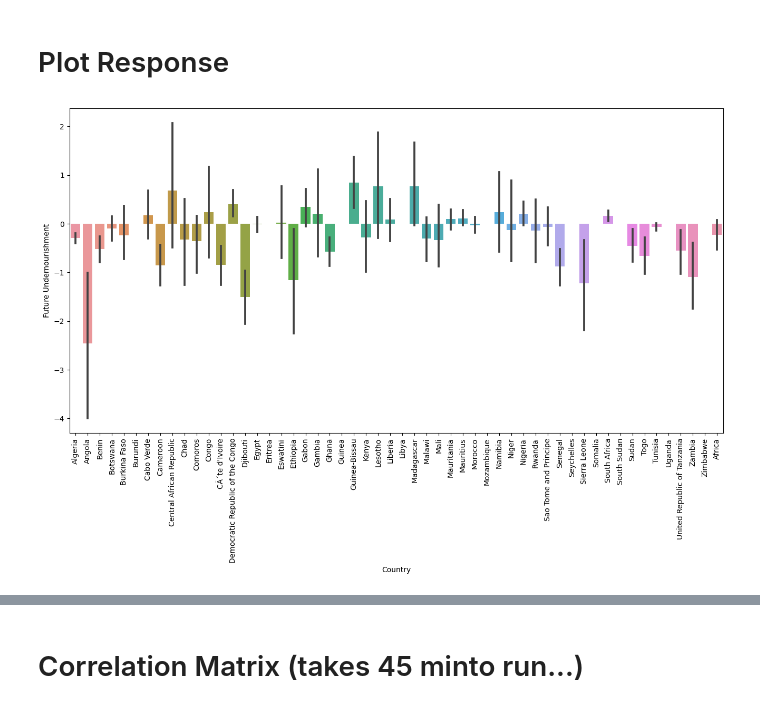
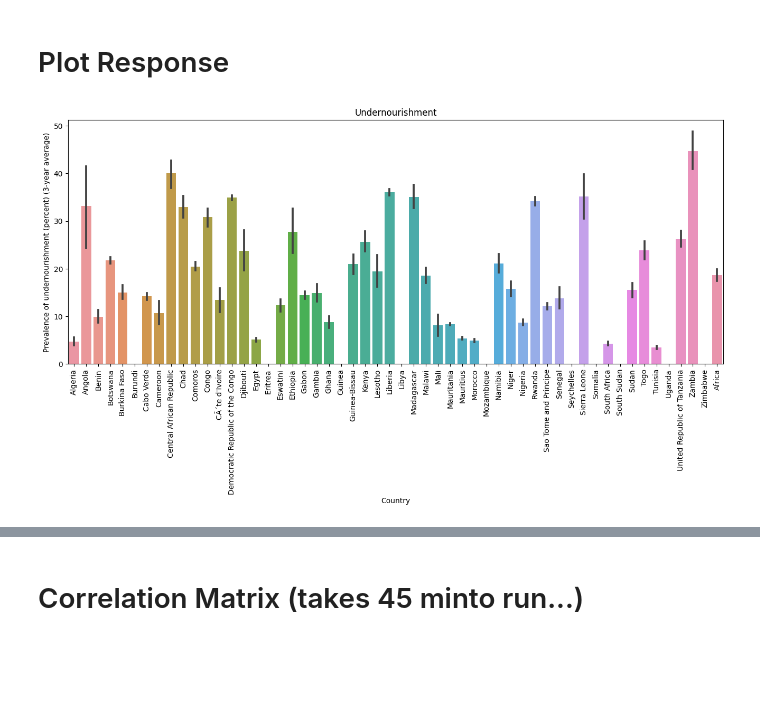
Before and after one commit to bakerjf1993/Supply-Chain, a Jupyter notebook: Food_Security_Analysis-Git.ipynb, the cells around one changed output, grey strips where cells are left out. Saved outputs shown, nothing was run; the diff lists cells and outputs as text; code cells hidden in the pictures; blank space fills up the shorter version.

```diff
--- a/Food_Security_Analysis-Git.ipynb
+++ b/Food_Security_Analysis-Git.ipynb
@@ -366,73 +366,12 @@ Countries Missing from 2001 ['Algeria', 'Angola', 'Benin', 'Botswana', 'Burkina
 Countries Missing from 2002-2020 ['Burundi', 'Eritrea', 'Guinea', 'Libya', 'Mozambique', 'Seychelles', 'Somalia', 'South Sudan', 'Uganda', 'Zimbabwe']
 # %% [markdown]
 # Plot Response
-# %%
-data = countrydf.drop(columns=['Average dietary energy supply adequacy (percent) (3-year average)',
-       'Dietary energy supply used in the estimation of prevalence of undernourishment (kcal/cap/day) (3-year average)',
-       'Share of dietary energy supply derived from cereals, roots and tubers (kcal/cap/day) (3-year average)',
-       'Average protein supply (g/cap/day) (3-year average)',
-       'Average supply of protein of animal origin (g/cap/day) (3-year average)',
-       'Rail lines density (total route in km per 100 square km of land area)',
-       'Gross domestic product per capita, PPP, (constant 2017 international $)',
-       'Prevalence of undernourishment (percent) (3-year average)',
-       'Number of people undernourished (million) (3-year average)',
-       'Prevalence of severe food insecurity in the total population (percent) (3-year average)',
-       'Prevalence of severe food insecurity in the male adult population (percent) (3-year average)',
-       'Prevalence of severe food insecurity in the female adult population (percent) (3-year average)',
-       'Prevalence of moderate or severe food insecurity in the total population (percent) (3-year average)',
-       'Prevalence of moderate or severe food insecurity in the male adult population (percent) (3-year average)',
-       'Prevalence of moderate or severe food insecurity in the female adult population (percent) (3-year average)',
-       'Number of severely food insecure people (million) (3-year average)',
-       'Number of severely food insecure male adults (million) (3-year average)',
-       'Number of severely food insecure female adults (million) (3-year average)',
-       'Number of moderately or severely food insecure people (million) (3-year average)',
-       'Number of moderately or severely food insecure male adults (million) (3-year average)',
-       'Number of moderately or severely food insecure female adults (million) (3-year average)',
-       'Cereal import dependency ratio (percent) (3-year average)',
-       'Percent of arable land equipped for irrigation (percent) (3-year average)',
-       'Value of food imports in total merchandise exports (percent) (3-year average)',
-       'Political stability and absence of violence/terrorism (index)',
-       'Per capita food production variability (constant 2014-2016 thousand int$ per capita)',
-       'Per capita food supply variability (kcal/cap/day)',
-       'Percentage of population using safely managed drinking water services (Percent)',
-       'Percentage of population using at least basic drinking water services (percent)',
-       'Percentage of population using safely managed sanitation services (Percent)',
-       'Percentage of population using at least basic sanitation services (percent)',
-       'Percentage of children under 5 years affected by wasting (percent)',
-       'Number of children under 5 years affected by wasting (million)',
-       'Percentage of children under 5 years of age who are stunted (modelled estimates) (percent)',
-       'Number of children under 5 years of age who are stunted (modeled estimates) (million)',
-       'Percentage of children under 5 years of age who are overweight (modelled estimates) (percent)',
-       'Number of children under 5 years of age who are overweight (modeled estimates) (million)',
-       'Prevalence of obesity in the adult population (18 years and older)',
-       'Number of obese adults (18 years and older) (million)',
-       'Prevalence of anemia among women of reproductive age (15-49 years)',
-       'Number of women of reproductive age (15-49 years) affected by anemia (million)',
-       'Prevalence of exclusive breastfeeding among infants 0-5 months of age',
-       'Prevalence of low birthweight (percent)',
-       'Number of newborns with low birthweight (million)',
-       'Minimum dietary energy requirement  (kcal/cap/day)',
-       'Average dietary energy requirement (kcal/cap/day)',
-       'Coefficient of variation of habitual caloric consumption distribution (real number)',
-       'Incidence of caloric losses at retail distribution level (percent)',
-       'Average fat supply (g/cap/day) (3-year average)',
-       'Prevalence of undernourishment (percent) (annual value)',
-       'Number of people undernourished (million) (annual value)',
-       'Prevalence of severe food insecurity in the total population (percent) (annual value)',
-       'Prevalence of severe food insecurity in the male adult population (percent) (annual value)',
-       'Prevalence of severe food insecurity in the female adult population (percent) (annual value)',
-       'Prevalence of moderate or severe food insecurity in the total population (percent) (annual value)',
-       'Prevalence of moderate or severe food insecurity in the male adult population (percent) (annual value)',
-       'Prevalence of moderate or severe food insecurity in the female adult population (percent) (annual value)',
-       'Number of severely food insecure people (million) (annual value)',
-       'Number of severely food insecure male adults (million) (annual value)',
-       'Number of severely food insecure female adults (million) (annual value)',
-       'Number of moderately or severely food insecure people (million) (annual value)',
-       'Number of moderately or severely food insecure male adults (million) (annual value)',
-       'Number of moderately or severely food insecure female adults (million) (annual value)'])
-data
-fig, ax = plt.subplots(figsize=(16,8))
-fig = sns.barplot(x='Country', y='Future Undernourishment', data=data)
-plt.xticks(rotation=90);
-# %% [output]
-[figure, removed]
+# %%
+data = countrydf[['Country',Future_Undernourishment_Col_Name]]
+data
+fig, ax = plt.subplots(figsize=(16,6))
+fig = sns.barplot(x='Country', y=Future_Undernourishment_Col_Name, data=data)
+plt.xticks(rotation=90);
+plt.title('Undernourishment');
+# %% [output]
+[figure, added]
```
Also changed, not shown: parts of 1 cell of this notebook.
